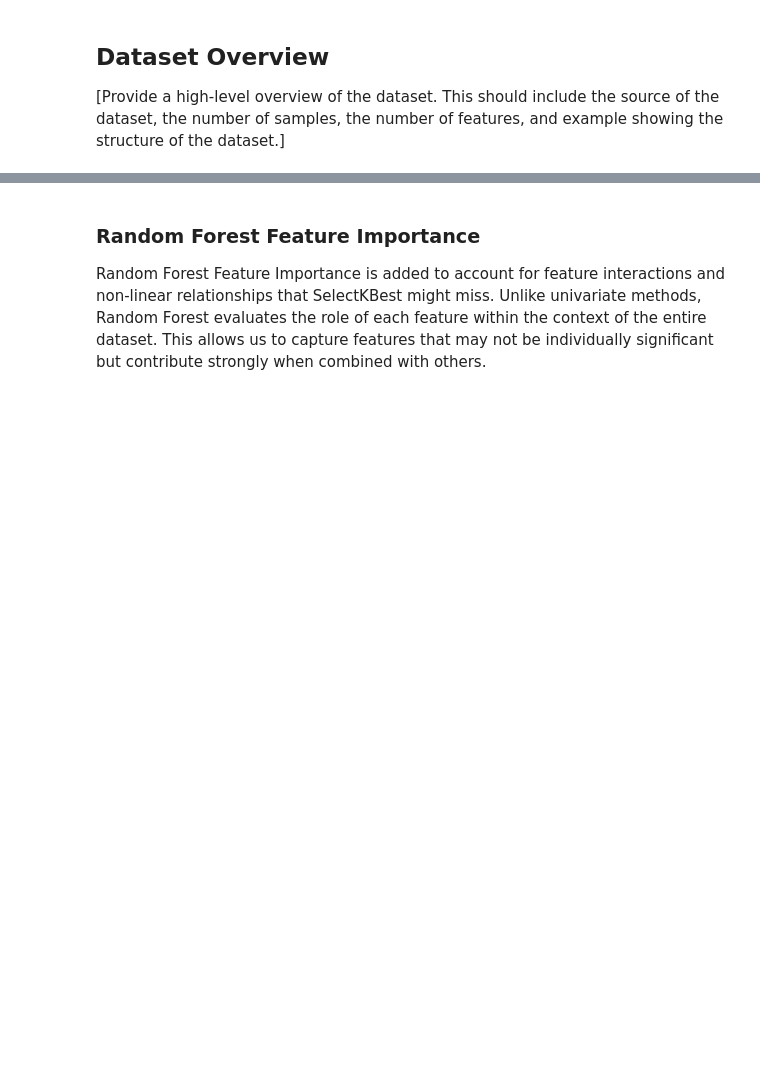
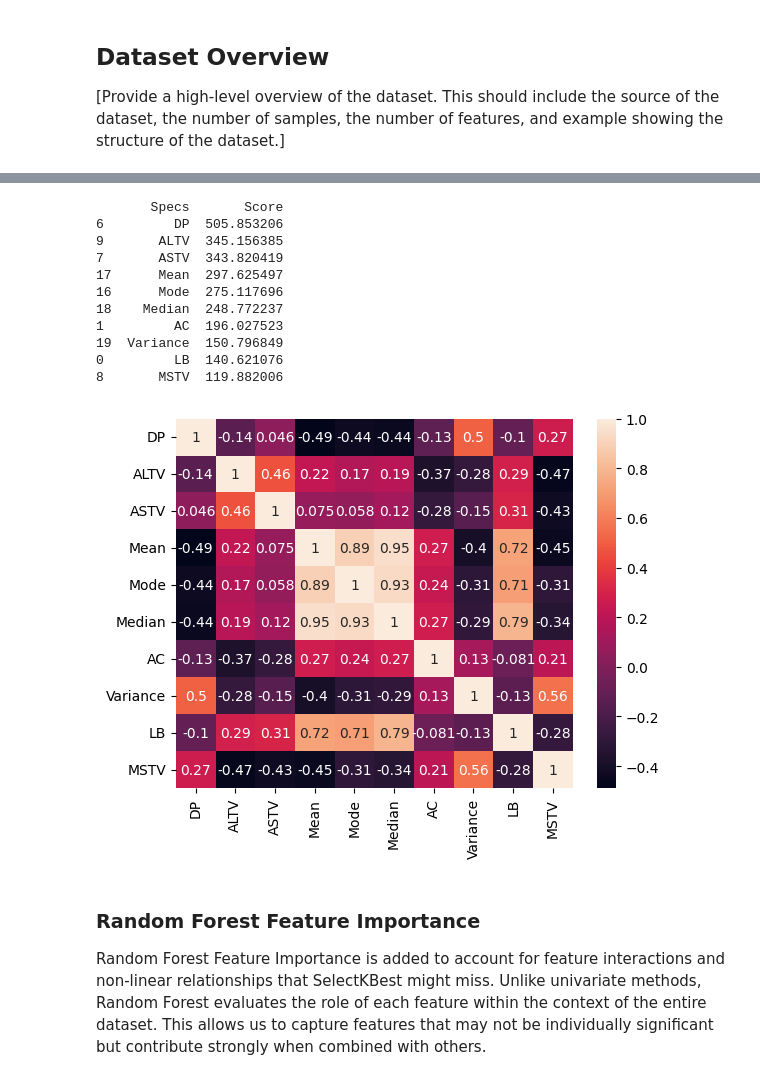
Before and after one commit to marvinschuett/Automated-CTG-analysis, a Jupyter notebook: 1_DatasetCharacteristics/exploratory_data_analysis.ipynb, the cells around one changed output, grey strips where cells are left out. Drawn from its saved outputs; the diff is of its cells as text; code cells hidden in the pictures; blank space fills up the shorter version.

```diff
--- a/1_DatasetCharacteristics/exploratory_data_analysis.ipynb
+++ b/1_DatasetCharacteristics/exploratory_data_analysis.ipynb
@@ -117,14 +138,6 @@ sns.countplot(x='NSP', data=y) # clear imbalance in the classes
 
 SelectKBest is used to quickly identify the most relevant features based on their univariate relationship with the target variable. It is particularly helpful for initial feature screening because it ranks features by their statistical significance (e.g., using the ANOVA F-test).
 # %%
-  # Example: Plotting a heatmap to show feature correlations
-  correlation_matrix = X.corr()
-  sns.heatmap(correlation_matrix, annot=True)
-  plt.show()
-
-  # results in unreadable plot due to large number of features
-  # trying to reduce the number of features by selecting the most important ones
-
   ### Correlation of featurs with the target variable and feature selection
 
   # Feature selection
@@ -134,30 +147,43 @@ SelectKBest is used to quickly identify the most relevant features based on thei
   #apply SelectKBest class to extract top 10 best features --> highest discriminatory power
   bestfeatures = SelectKBest(score_func=f_classif, k=10)
   # Use the second column of y as the target variable, i.e. the NSP column
   fit = bestfeatures.fit(X, y.iloc[:, 1])
   dfscores = pd.DataFrame(fit.scores_)
   dfcolumns = pd.DataFrame(X.columns)
 
   #concat two dataframes for better visualization
   featureScores = pd.concat([dfcolumns, dfscores], axis=1)
   featureScores.columns = ['Specs', 'Score']  #naming the dataframe columns
   print(featureScores.nlargest(10, 'Score'))  #print 10 best features
 
   # Select the top 10 features
   X_selected = X[featureScores.nlargest(10, 'Score')['Specs']]
   # selected featurs with highest discriminatory power are : DP  ALTV ASTV  Mean  Mode  Median  AC  Variance  LB  MSTV
 
 
 
   ####  correlation of the selected features
 
   # Plot the heatmap of the top 10 features
   correlation_matrix = X_selected.corr()
   sns.heatmap(correlation_matrix, annot=True)
 
   # RESULT
   #  certainly better readability. only very few of the selected features are highly correlated (e.g. >0.8).
   # These are : Mean, Mode and Median -->  expecteable. We should use only one of them in the model.
 
   # Drop the Mode and Median columns form the selected features
   X_selected = X_selected.drop(['Mode', 'Median'], axis=1)
+# %% [output]
+       Specs       Score
+6         DP  505.853206
+9       ALTV  345.156385
+7       ASTV  343.820419
+17      Mean  297.625497
+16      Mode  275.117696
+18    Median  248.772237
+1         AC  196.027523
+19  Variance  150.796849
+0         LB  140.621076
+8       MSTV  119.882006
+[figure, added]
```
Also changed, not shown: parts of 29 cells of this notebook.
